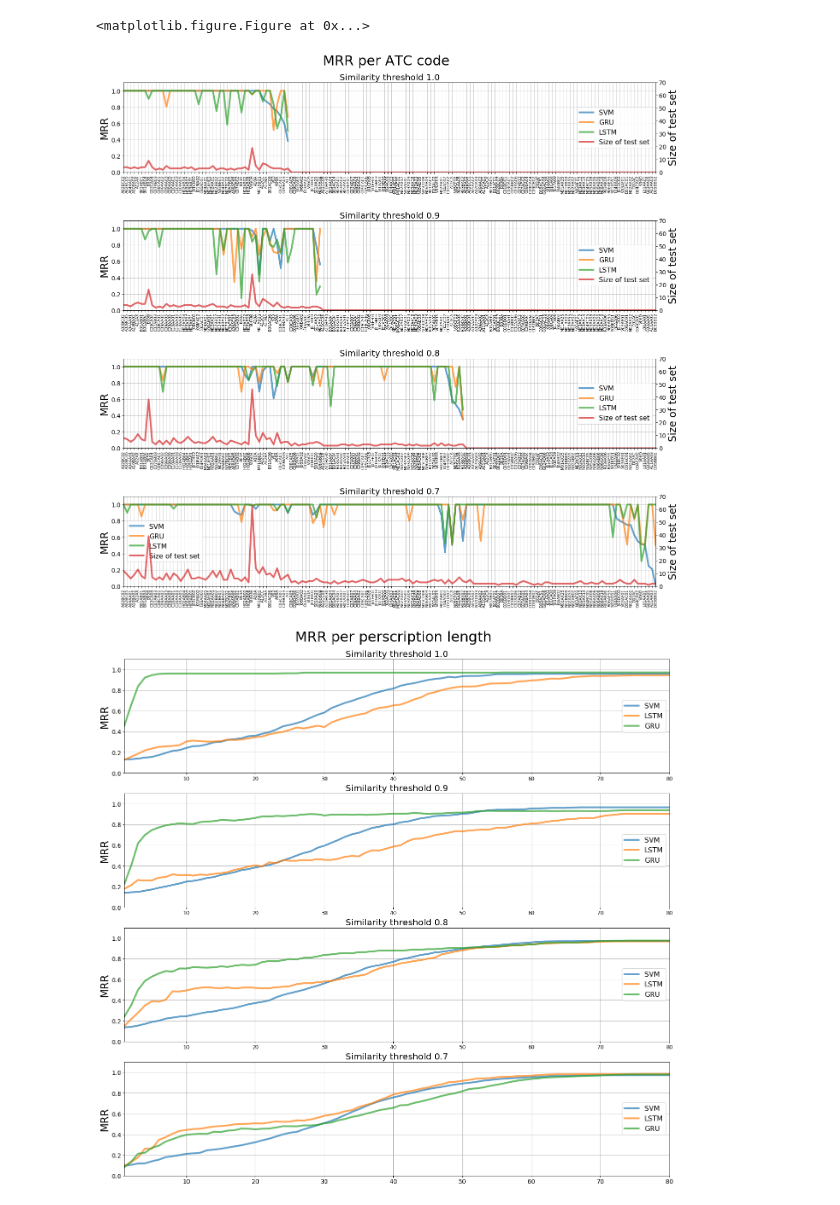
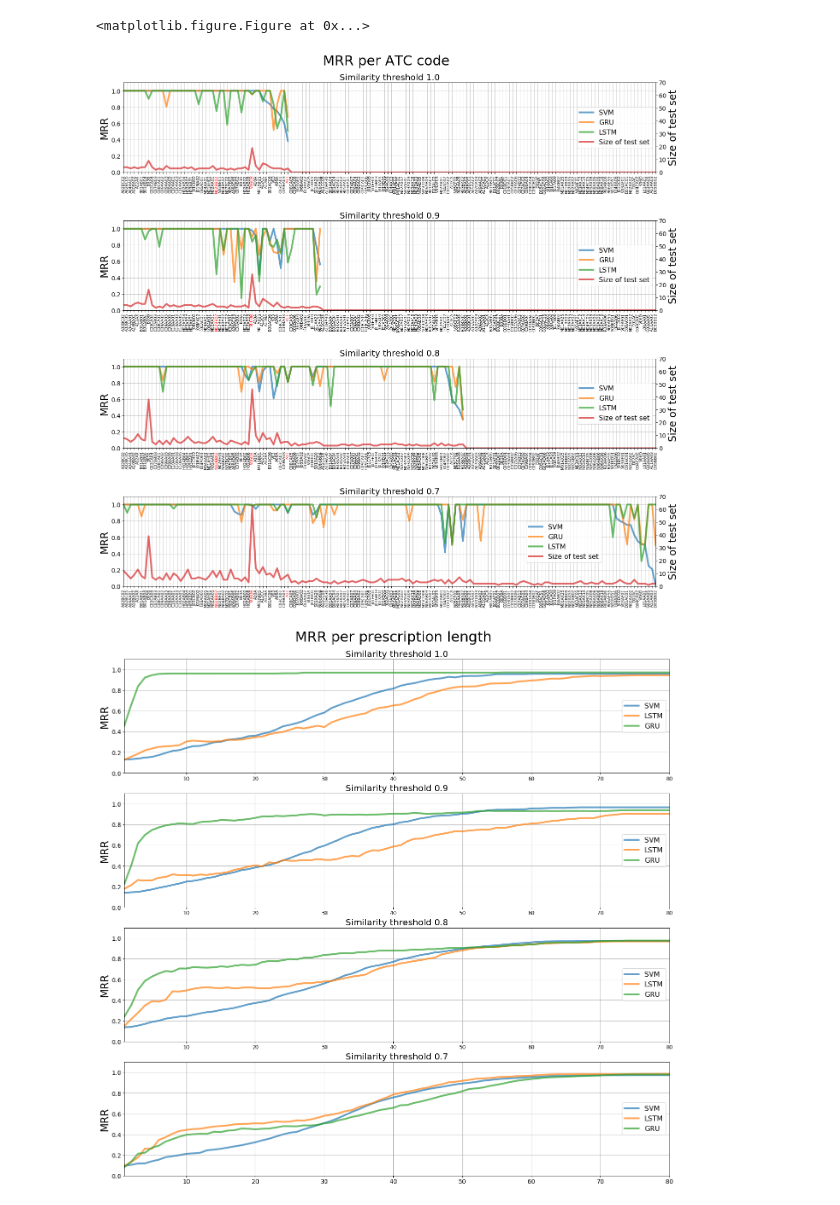
Before and after one commit to jraiskin/Automated_categorization_medication, a Jupyter notebook: plot_figures.ipynb, the cells around one changed output. Cells and saved outputs as stored; diff of their text form; code cells hidden in the pictures.

Commit message:
colored ATC ticks, corrected math equation

```diff
--- a/plot_figures.ipynb
+++ b/plot_figures.ipynb
@@ -1525,35 +1525,44 @@ for axis in axes:
                 fontsize=legend_font_size)
 
     axis.grid(True, alpha=alpha)
     axis.tick_params(axis='y',
                      which='major',
                      labelsize=tick_label_font_size)  # axis : {'x', 'y', 'both'}
     axis.right_ax.tick_params(axis='y',
                      which='major',
                      labelsize=tick_label_font_size)  # axis : {'x', 'y', 'both'}
     axis.set_ylim(0.0, 1.1)
     axis.right_ax.set_ylim(0,70)
 
     axis.set_ylabel('MRR',
                     fontsize=x_axis_label_font_size-4)
     axis.right_ax.set_ylabel('Size of test set',
                              fontsize=x_axis_label_font_size-4)
 
+    # set xtick colors for the ticks mentioned in the thesis
+    for xtick in axis.get_xticklabels():
+        if xtick.get_text() in {'N02BB02', 'A11', 'V06DB'}:
+            xtick.set_color('r')
+#         print(xtick)
+
 # manually fix the last axis (ax4)
+axbox = axis.get_position()
+x_offset = 0.73
+y_offset = 0.24
 axis.legend(lines,
             [line.get_label() for line in lines],
-            loc='center left',  # center left
+            loc=(axbox.x0+x_offset, axbox.y0+y_offset),  # center left
             fontsize=legend_font_size)
 
 plt.setp([a.get_xticklabels() for a in fig.axes[:-1]], visible=True, rotation=90, fontsize=9)
 
 # set xticks size and rotation
 # plt.setp(plt.xticks()[1], rotation=90, fontsize=12)
 
 # plt.show()
 plt.savefig(figure_dir + 'mrr_per_atc_code.pdf', bbox_inches='tight')
 # %% [output]
-[figure, old version]
+[figure, new version]
 # %%
 """
 Read in results of MRR per sequence length
```
Also changed, not shown: parts of 2 cells of this notebook.
